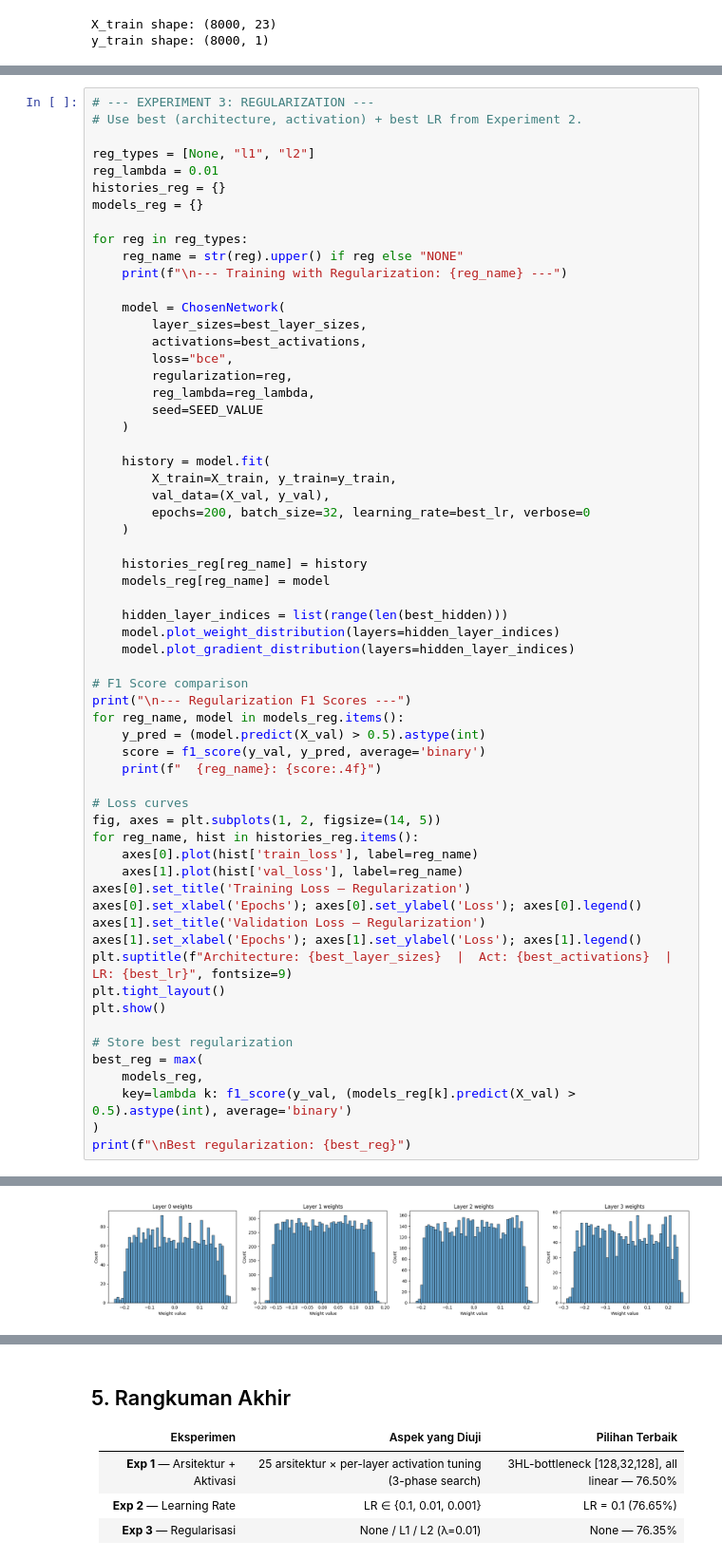
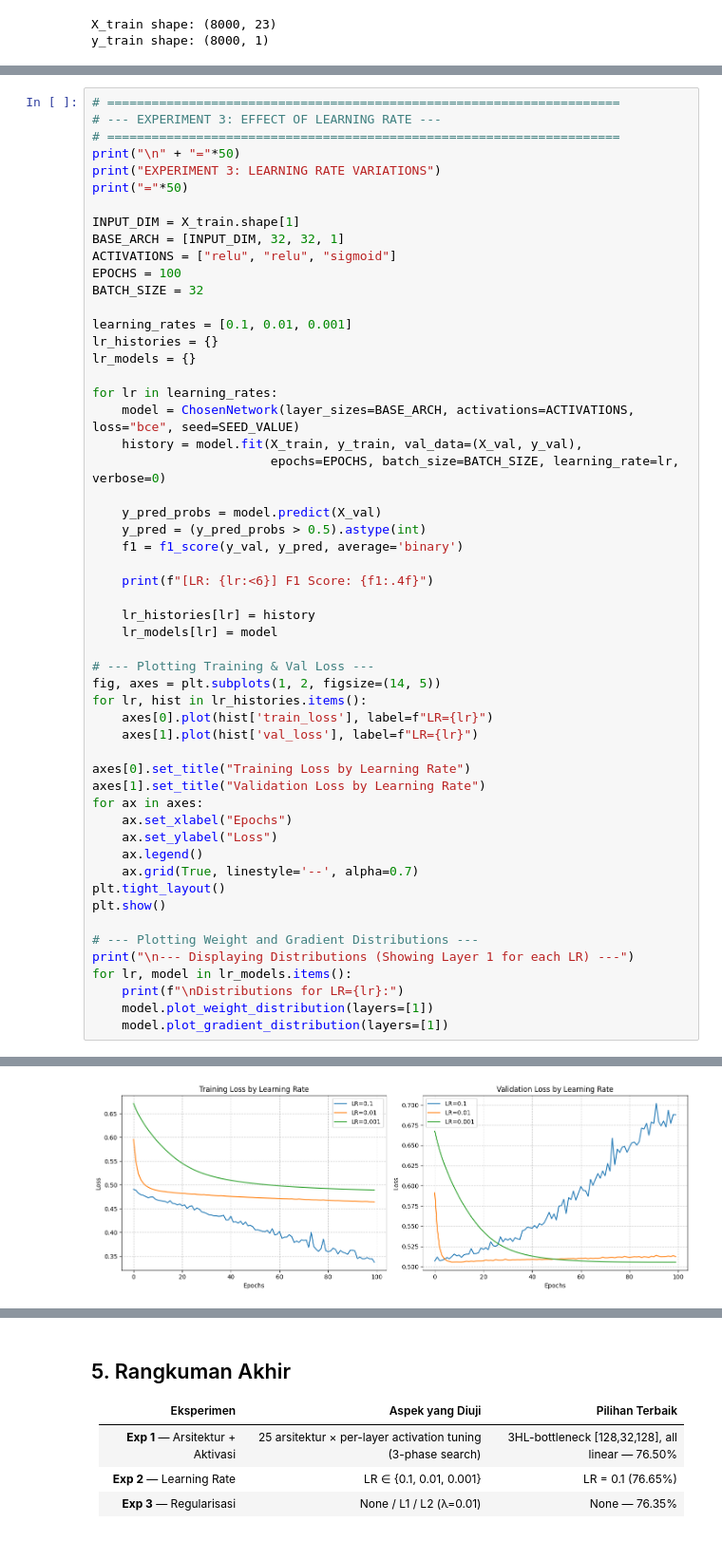
Before and after one commit to yonatan-nyo/ML-FFNN, a Jupyter notebook: src/notebooks/main.ipynb, the cells around one changed output, grey strips where cells are left out. Shown at 95% size. Cells and saved outputs as stored; diff of their text form.

```diff
--- a/src/notebooks/main.ipynb
+++ b/src/notebooks/main.ipynb
@@ -578,62 +392,55 @@ Diuji pada konfigurasi terbaik sejauh ini (arsitektur + aktivasi + LR terpilih):
 # %%
-# --- EXPERIMENT 3: REGULARIZATION ---
-# Use best (architecture, activation) + best LR from Experiment 2.
+# =====================================================================
+# --- EXPERIMENT 3: EFFECT OF LEARNING RATE ---
+# =====================================================================
+print("\n" + "="*50)
+print("EXPERIMENT 3: LEARNING RATE VARIATIONS")
+print("="*50)
 
-reg_types = [None, "l1", "l2"]
-reg_lambda = 0.01
-histories_reg = {}
-models_reg = {}
+INPUT_DIM = X_train.shape[1]
+BASE_ARCH = [INPUT_DIM, 32, 32, 1]
+ACTIVATIONS = ["relu", "relu", "sigmoid"]
+EPOCHS = 100
+BATCH_SIZE = 32
 
-for reg in reg_types:
-    reg_name = str(reg).upper() if reg else "NONE"
-    print(f"\n--- Training with Regularization: {reg_name} ---")
+learning_rates = [0.1, 0.01, 0.001]
+lr_histories = {}
+lr_models = {}
 
-    model = ChosenNetwork(
-        layer_sizes=best_layer_sizes,
-        activations=best_activations,
-        loss="bce",
-        regularization=reg,
-        reg_lambda=reg_lambda,
-        seed=SEED_VALUE
-    )
+for lr in learning_rates:
+    model = ChosenNetwork(layer_sizes=BASE_ARCH, activations=ACTIVATIONS, loss="bce", seed=SEED_VALUE)
+    history = model.fit(X_train, y_train, val_data=(X_val, y_val),
+                        epochs=EPOCHS, batch_size=BATCH_SIZE, learning_rate=lr, verbose=0)
 
-    history = model.fit(
-        X_train=X_train, y_train=y_train,
-        val_data=(X_val, y_val),
-        epochs=200, batch_size=32, learning_rate=best_lr, verbose=0
-    )
+    y_pred_probs = model.predict(X_val)
+    y_pred = (y_pred_probs > 0.5).astype(int)
+    f1 = f1_score(y_val, y_pred, average='binary')
 
-    histories_reg[reg_name] = history
-    models_reg[reg_name] = model
+    print(f"[LR: {lr:<6}] F1 Score: {f1:.4f}")
 
-    hidden_layer_indices = list(range(len(best_hidden)))
-    model.plot_weight_distribution(layers=hidden_layer_indices)
-    model.plot_gradient_distribution(layers=hidden_layer_indices)
+    lr_histories[lr] = history
+    lr_models[lr] = model
 
-# F1 Score comparison
-print("\n--- Regularization F1 Scores ---")
-for reg_name, model in models_reg.items():
-    y_pred = (model.predict(X_val) > 0.5).astype(int)
-    score = f1_score(y_val, y_pred, average='binary')
-    print(f"  {reg_name}: {score:.4f}")
+# --- Plotting Training & Val Loss ---
+fig, axes = plt.subplots(1, 2, figsize=(14, 5))
+for lr, hist in lr_histories.items():
+    axes[0].plot(hist['train_loss'], label=f"LR={lr}")
+    axes[1].plot(hist['val_loss'], label=f"LR={lr}")
 
-# Loss curves
-fig, axes = plt.subplots(1, 2, figsize=(14, 5))
-for reg_name, hist in histories_reg.items():
-    axes[0].plot(hist['train_loss'], label=reg_name)
-    axes[1].plot(hist['val_loss'], label=reg_name)
-axes[0].set_title('Training Loss – Regularization')
-axes[0].set_xlabel('Epochs'); axes[0].set_ylabel('Loss'); axes[0].legend()
-axes[1].set_title('Validation Loss – Regularization')
-axes[1].set_xlabel('Epochs'); axes[1].set_ylabel('Loss'); axes[1].legend()
-plt.suptitle(f"Architecture: {best_layer_sizes}  |  Act: {best_activations}  |  LR: {best_lr}", fontsize=9)
+axes[0].set_title("Training Loss by Learning Rate")
+axes[1].set_title("Validation Loss by Learning Rate")
+for ax in axes:
+    ax.set_xlabel("Epochs")
+    ax.set_ylabel("Loss")
+    ax.legend()
+    ax.grid(True, linestyle='--', alpha=0.7)
 plt.tight_layout()
 plt.show()
 
-# Store best regularization
-best_reg = max(
-    models_reg,
-    key=lambda k: f1_score(y_val, (models_reg[k].predict(X_val) > 0.5).astype(int), average='binary')
-)
-print(f"\nBest regularization: {best_reg}")
+# --- Plotting Weight and Gradient Distributions ---
+print("\n--- Displaying Distributions (Showing Layer 1 for each LR) ---")
+for lr, model in lr_models.items():
+    print(f"\nDistributions for LR={lr}:")
+    model.plot_weight_distribution(layers=[1])
+    model.plot_gradient_distribution(layers=[1])
 # %% [output]
@@ -641 +453 @@ print(f"\nBest regularization: {best_reg}")
-[figure, old version]
+[figure, new version]
```
Also changed, not shown: parts of 19 cells of this notebook, 1 other file.
